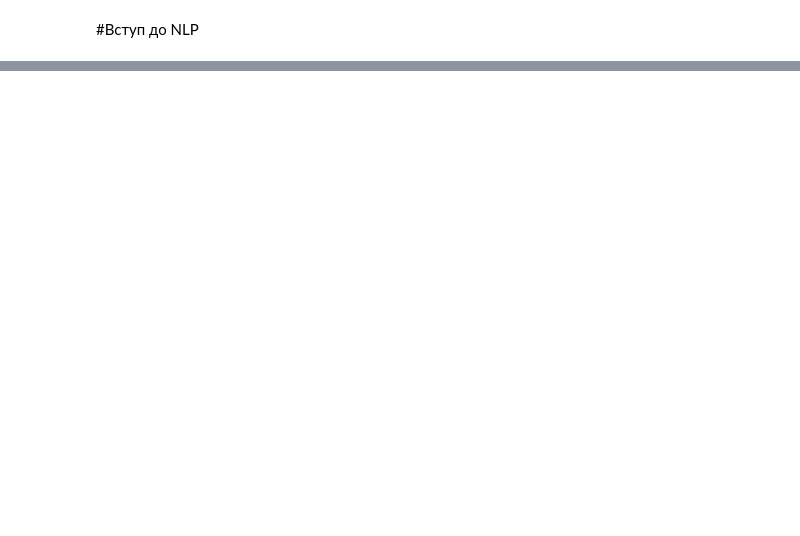
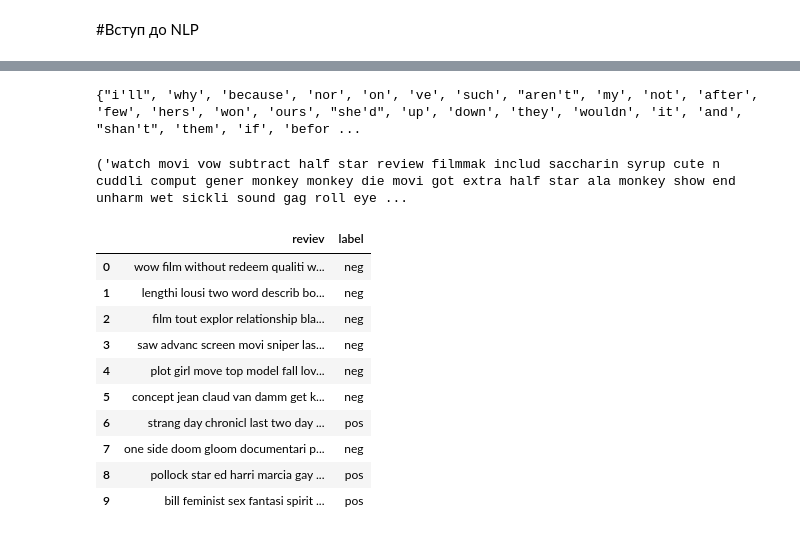
Before and after one commit to romanrudniev/MachineLearning, a Jupyter notebook: Всуп_до_NLP(Класифікація_відгуків).ipynb, the cells around one changed output, grey strips where cells are left out. Saved outputs shown, nothing was run; the diff lists cells and outputs as text; code cells hidden in the pictures; blank space fills up the shorter version.

```diff
--- a/Всуп_до_NLP(Класифікація_відгуків).ipynb
+++ b/Всуп_до_NLP(Класифікація_відгуків).ipynb
@@ -43,0 +44,35 @@ print(documents[10])
+# %%
+from nltk.corpus import stopwords
+from nltk.stem import PorterStemmer
+from nltk.tokenize import word_tokenize
+
+stop_words = set(stopwords.words('english'))
+ps = PorterStemmer()
+
+def clear_words(words: list) -> list:
+  return [ps.stem(w.lower()) for w in words if w.isalpha() and w.lower() not in stop_words]
+# %%
+print(stop_words)
+# %% [output]
+{"i'll", 'why', 'because', 'nor', 'on', 've', 'such', "aren't", 'my', 'not', 'after', 'few', 'hers', 'won', 'ours', "she'd", 'up', 'down', 'they', 'wouldn', 'it', 'and', "shan't", 'them', 'if', 'befor ...
+# %%
+cleaned_document = [(" ".join(clear_words(doc)), label) for doc, label in documents]
+# %%
+print(cleaned_document[10])
+# %% [output]
+('watch movi vow subtract half star review filmmak includ saccharin syrup cute n cuddli comput gener monkey monkey die movi got extra half star ala monkey show end unharm wet sickli sound gag roll eye ...
+# %%
+df = pd.DataFrame(cleaned_document, columns=['reviev', 'label'])
+df.head(10)
+# %% [output]
+|  | reviev | label |
+| 0 | wow film without redeem qualiti w... | neg |
+| 1 | lengthi lousi two word describ bo... | neg |
+| 2 | film tout explor relationship bla... | neg |
+| 3 | saw advanc screen movi sniper las... | neg |
+| 4 | plot girl move top model fall lov... | neg |
+| 5 | concept jean claud van damm get k... | neg |
+| 6 | strang day chronicl last two day ... | pos |
+| 7 | one side doom gloom documentari p... | neg |
+| 8 | pollock star ed harri marcia gay ... | pos |
+| 9 | bill feminist sex fantasi spirit ... | pos |
```
Also changed, not shown: parts of 9 cells of this notebook.
